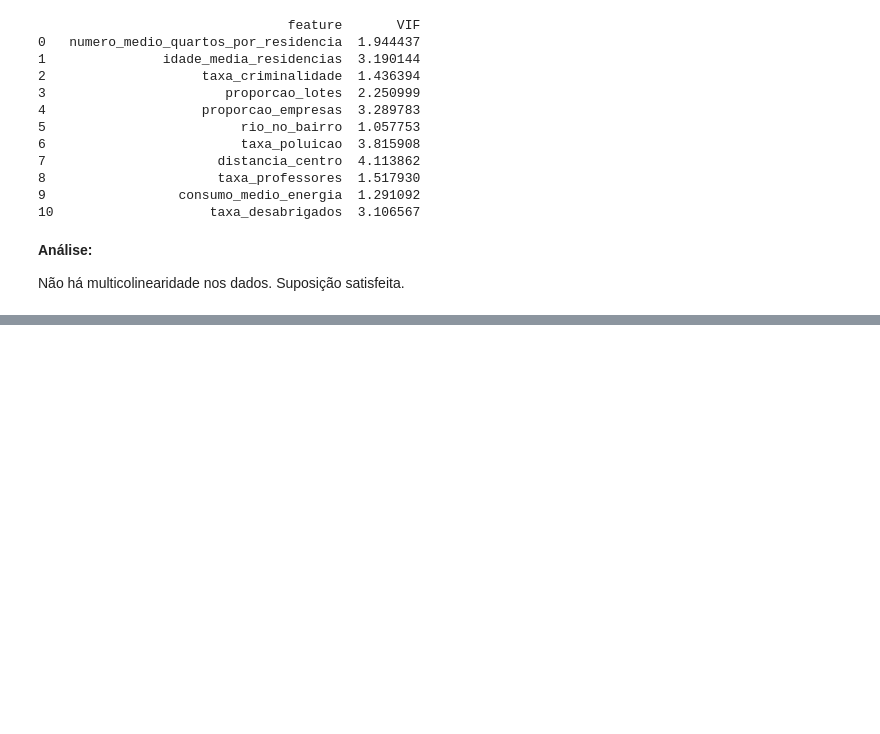
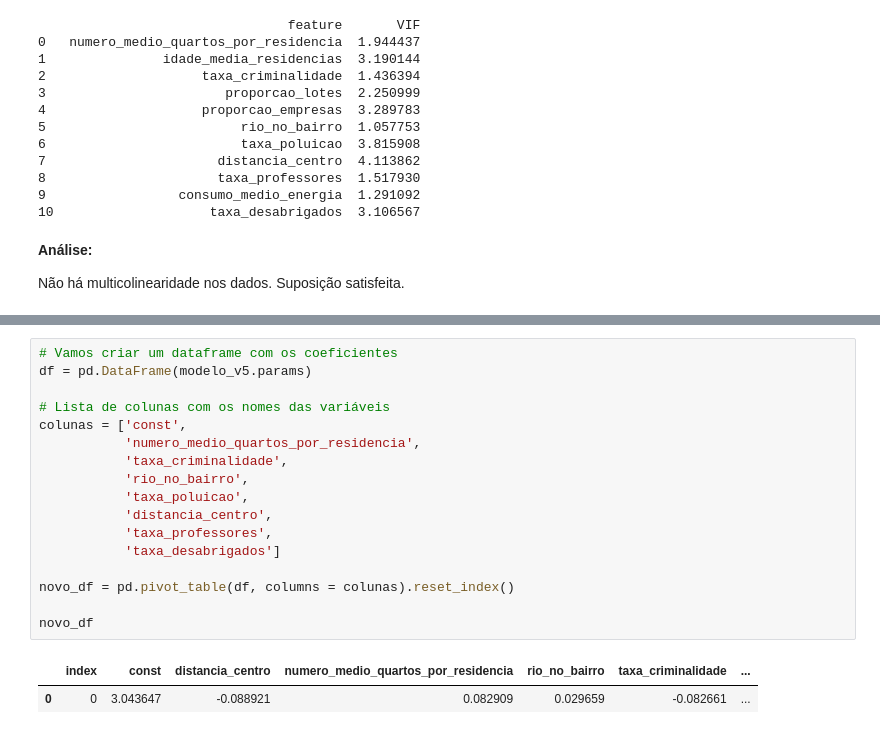
Before and after one commit to prisciladalepiane/machine-learning, a Jupyter notebook: 02-mat-est-aplicada/07-ocupacao-imoveis.ipynb, the cells around one changed output, grey strips where cells are left out. Saved outputs shown, nothing was run; the diff lists cells and outputs as text; blank space fills up the shorter version.

```diff
--- a/02-mat-est-aplicada/07-ocupacao-imoveis.ipynb
+++ b/02-mat-est-aplicada/07-ocupacao-imoveis.ipynb
@@ -1064,0 +1073,20 @@ Não há multicolinearidade nos dados. Suposição satisfeita.
+# %%
+# Vamos criar um dataframe com os coeficientes
+df = pd.DataFrame(modelo_v5.params)
+
+# Lista de colunas com os nomes das variáveis
+colunas = ['const',
+           'numero_medio_quartos_por_residencia',
+           'taxa_criminalidade',
+           'rio_no_bairro',
+           'taxa_poluicao',
+           'distancia_centro',
+           'taxa_professores',
+           'taxa_desabrigados']
+
+novo_df = pd.pivot_table(df, columns = colunas).reset_index()
+
+novo_df
+# %% [output]
+|  | index | const | distancia_centro | numero_medio_quartos_por_residencia | rio_no_bairro | taxa_criminalidade | ... |
+| 0 | 0 | 3.043647 | -0.088921 | 0.082909 | 0.029659 | -0.082661 | ... |
```
Also changed, not shown: parts of 4 cells of this notebook.
